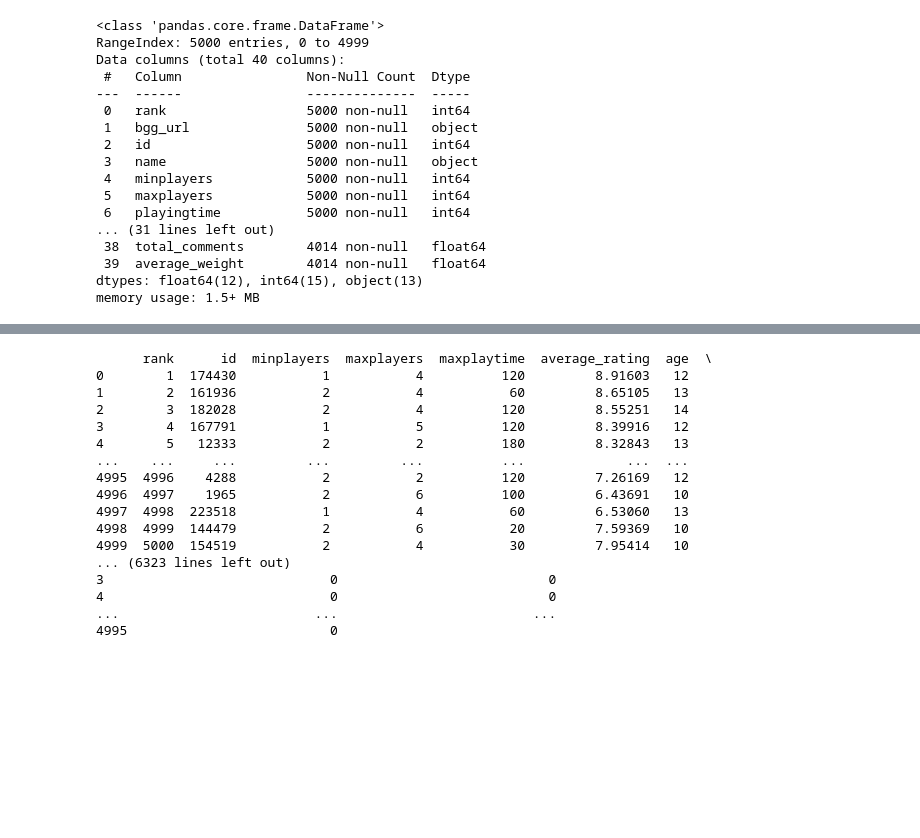
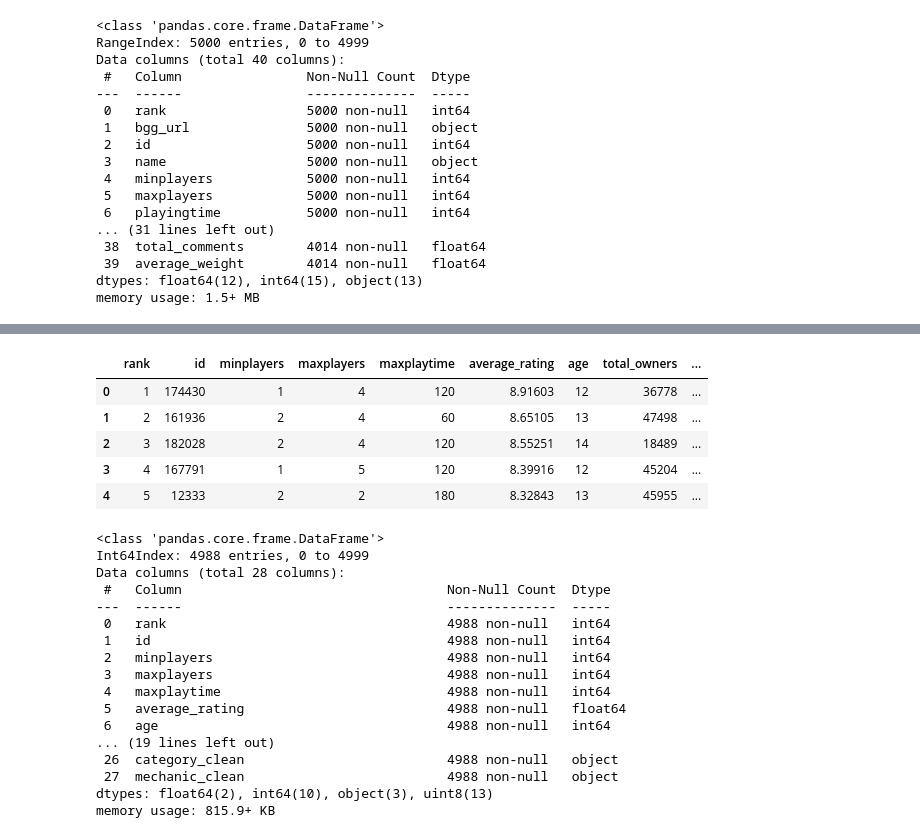
Before and after one commit to abinormal129/SMU_Bootcamp_2023_Project_4_Group_3_Board_Games, a Jupyter notebook: Board Game Recommender 1.2.ipynb, the cells around one changed output, grey strips where cells are left out. Drawn from its saved outputs; the diff is of its cells as text; code cells hidden in the pictures; blank space fills up the shorter version.

```diff
--- a/Board Game Recommender 1.2.ipynb
+++ b/Board Game Recommender 1.2.ipynb
@@ -183,26 +183,37 @@ dtypes: float64(2), int64(9), object(4)
 memory usage: 623.5+ KB
 # %%
 ohe_df = pd.get_dummies(df,
-                        columns = ['category_clean', 'mechanic_clean', 'designer_clean' ],
-                        prefix = ['category_clean', 'mechanic_clean', 'designer_clean' ])
-print(ohe_df)
+                        columns = ['category_clean', 'mechanic_clean'],
+                        prefix = ['category_clean', 'mechanic_clean',])
+ohe_df['category_clean'] = df.category_clean
+ohe_df['mechanic_clean'] = df.mechanic_clean
+ohe_df.head()
 # %% [output]
-      rank      id  minplayers  maxplayers  maxplaytime  average_rating  age  \
-0        1  174430           1           4          120         8.91603   12
-1        2  161936           2           4           60         8.65105   13
-2        3  182028           2           4          120         8.55251   14
-3        4  167791           1           5          120         8.39916   12
-4        5   12333           2           2          180         8.32843   13
-...    ...     ...         ...         ...          ...             ...  ...
-4995  4996    4288           2           2          120         7.26169   12
-4996  4997    1965           2           6          100         6.43691   10
-4997  4998  223518           1           4           60         6.53060   13
-4998  4999  144479           2           6           20         7.59369   10
-4999  5000  154519           2           4           30         7.95414   10
-... (6323 lines left out)
-3                             0                           0
-4                             0                           0
-...                         ...                         ...
-4995                          0
+|  | rank | id | minplayers | maxplayers | maxplaytime | average_rating | age | total_owners | ... |
+| 0 | 1 | 174430 | 1 | 4 | 120 | 8.91603 | 12 | 36778 | ... |
+| 1 | 2 | 161936 | 2 | 4 | 60 | 8.65105 | 13 | 47498 | ... |
+| 2 | 3 | 182028 | 2 | 4 | 120 | 8.55251 | 14 | 18489 | ... |
+| 3 | 4 | 167791 | 1 | 5 | 120 | 8.39916 | 12 | 45204 | ... |
+| 4 | 5 | 12333 | 2 | 2 | 180 | 8.32843 | 13 | 45955 | ... |
+# %%
+ohe_df.info()
+# %% [output]
+<class 'pandas.core.frame.DataFrame'>
+Int64Index: 4988 entries, 0 to 4999
+Data columns (total 28 columns):
+ #   Column                                  Non-Null Count  Dtype
+---  ------                                  --------------  -----
+ 0   rank                                    4988 non-null   int64
+ 1   id                                      4988 non-null   int64
+ 2   minplayers                              4988 non-null   int64
+ 3   maxplayers                              4988 non-null   int64
+ 4   maxplaytime                             4988 non-null   int64
+ 5   average_rating                          4988 non-null   float64
+ 6   age                                     4988 non-null   int64
+... (19 lines left out)
+ 26  category_clean                          4988 non-null   object
+ 27  mechanic_clean                          4988 non-null   object
+dtypes: float64(2), int64(10), object(3), uint8(13)
+memory usage: 815.9+ KB
 # %%
 ohe_df.to_csv("boardgames.csv", index=False)
```
Also changed, not shown: parts of 13 cells of this notebook, 1 other file.
